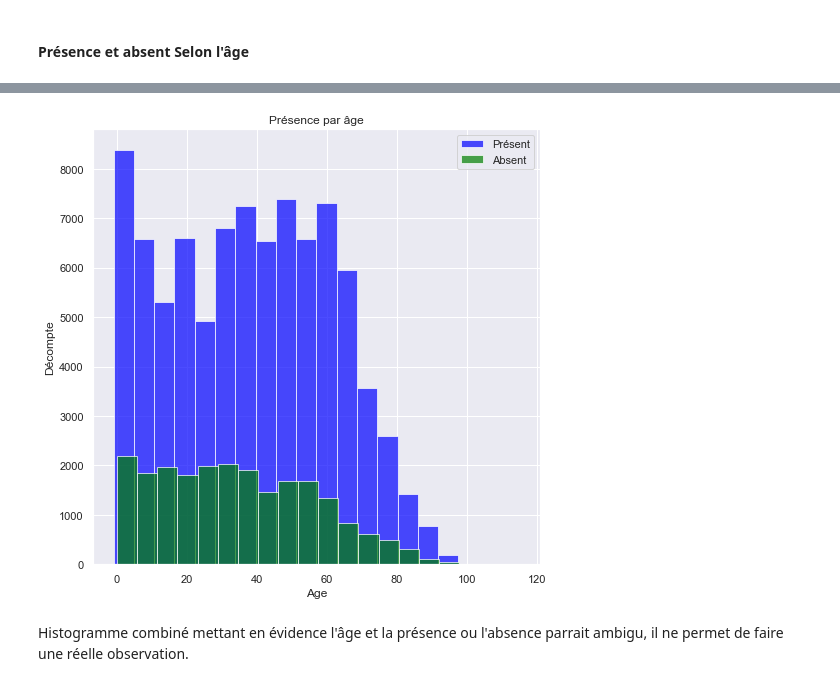
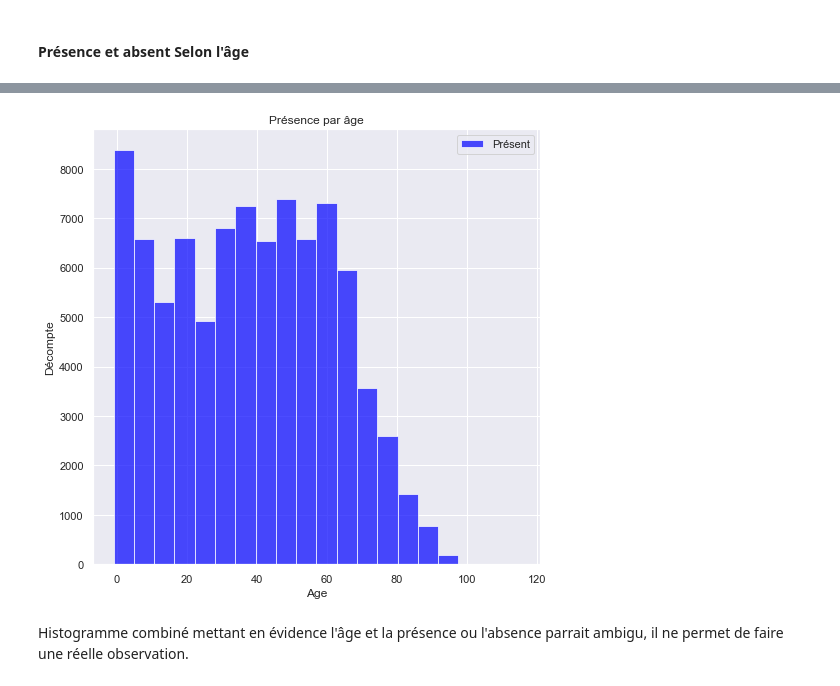
Before and after one commit to bachirGithub/No-show-appointments, a Jupyter notebook: investigate-a-dataset-template.ipynb, the cells around one changed output, grey strips where cells are left out. Saved outputs shown, nothing was run; the diff lists cells and outputs as text; code cells hidden in the pictures.

```diff
--- a/investigate-a-dataset-template.ipynb
+++ b/investigate-a-dataset-template.ipynb
@@ -231,14 +255,14 @@ df_1.No_show.value_counts().plot(kind='bar', color='blue',alpha=0.7);
 # %%
 present=df_1[df_1['No_show']=='No']
 absent=df_1[df_1['No_show']=='Yes']
 present.Age.hist( color='blue',bins=20,alpha=0.7,figsize=(8,8),label="Présent");
-absent.Age.hist( color='green',bins=20,alpha=0.7,figsize=(8,8),label="Absent");
+#absent.Age.hist( color='green',bins=20,alpha=0.7,figsize=(8,8),label="Absent");
 plt.xlabel("Age")
 plt.ylabel("Décompte");
 plt.title('Présence par âge')
 plt.legend();
 # %% [output]
-[figure, old version]
+[figure, new version]
 # %% [markdown]
 Histogramme combiné mettant en évidence l'âge et la présence ou l'absence parrait ambigu, il ne permet de faire une réelle observation.
 # %% [markdown]
```
Also changed, not shown: parts of 35 cells of this notebook.
